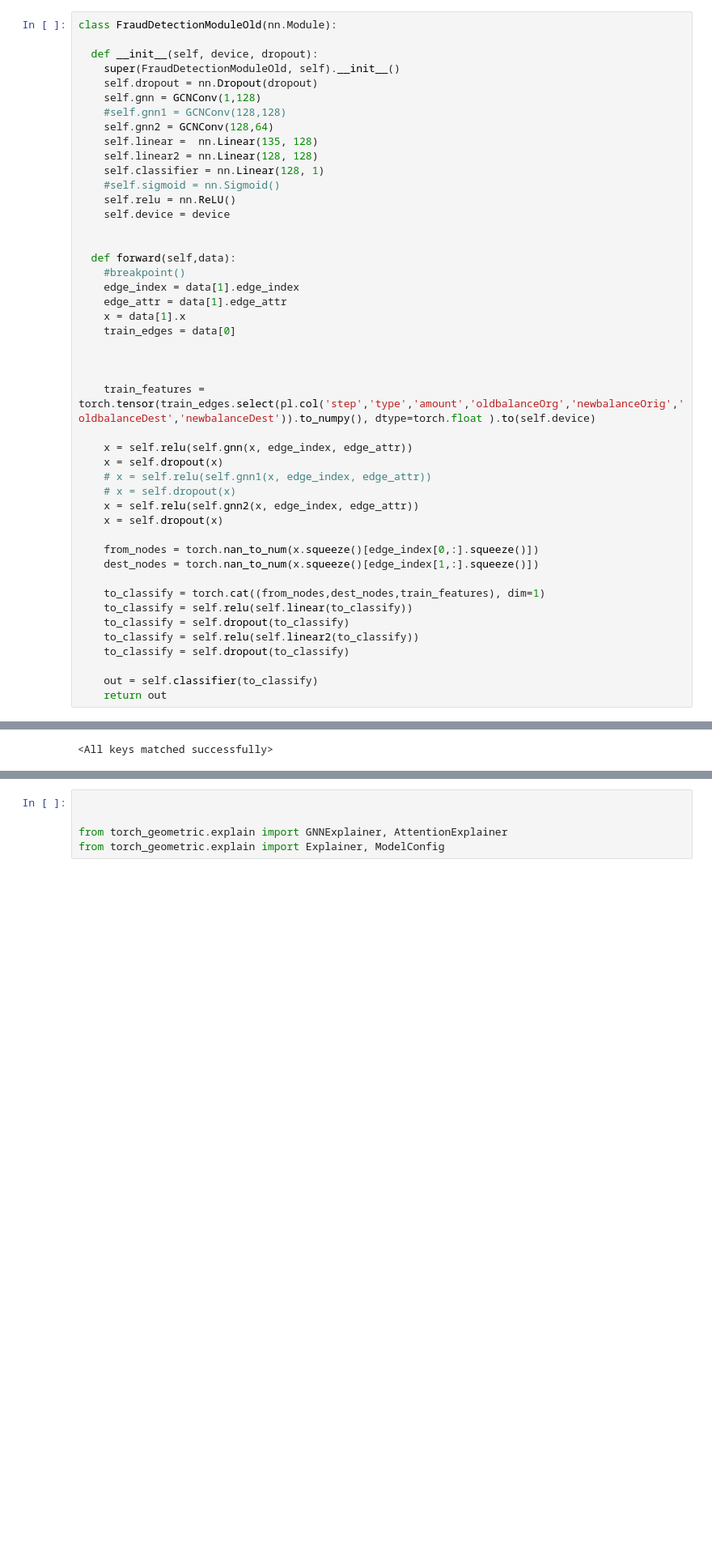
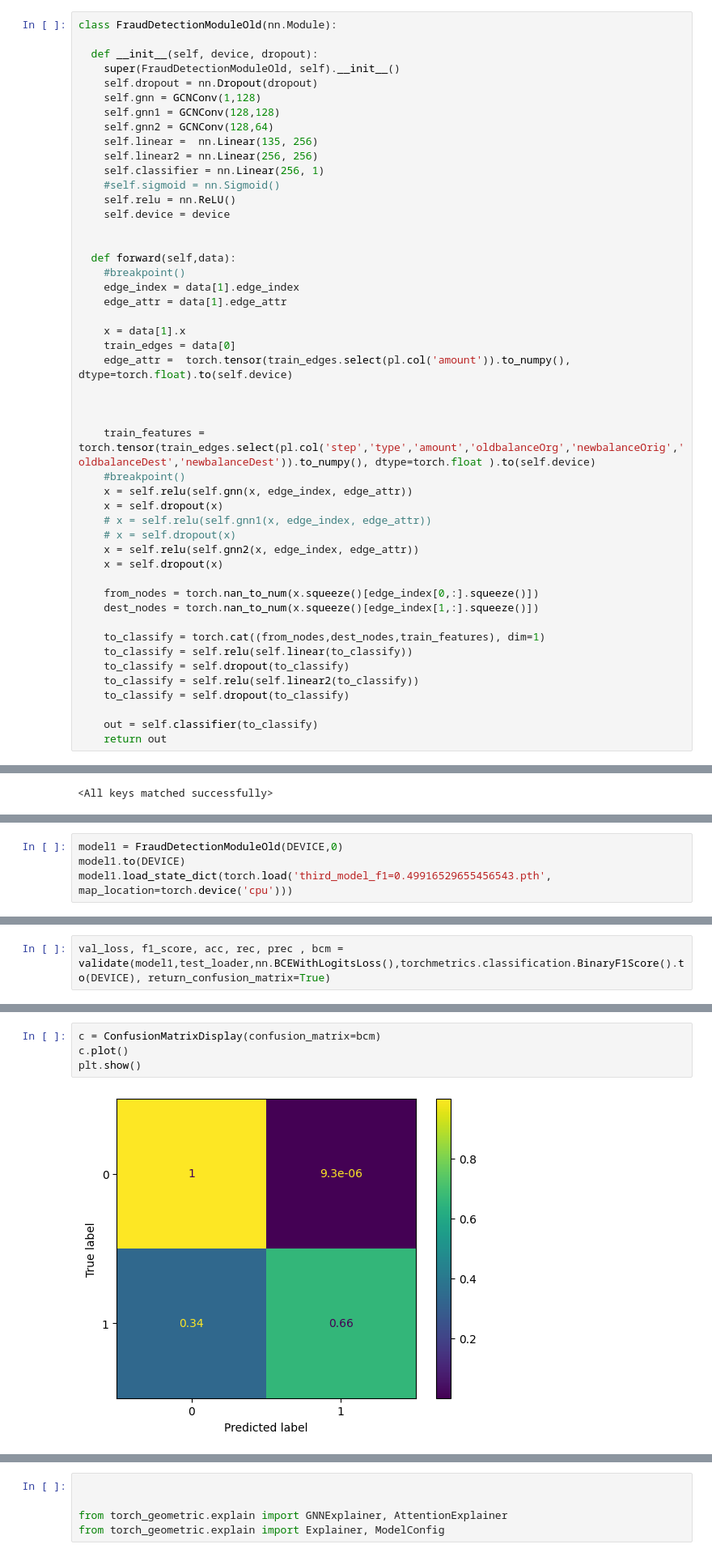
Before and after one commit to monteleone-1883922/hw4_datamining, a Jupyter notebook: DM_Homework_4__1883922_Alessandro_Monteleone/graph_based_fraud_detection_system.ipynb, the cells around one changed output, grey strips where cells are left out. Shown at 81% size. Saved outputs shown, nothing was run; the diff lists cells and outputs as text; blank space fills up the shorter version.

```diff
--- a/DM_Homework_4__1883922_Alessandro_Monteleone/graph_based_fraud_detection_system.ipynb
+++ b/DM_Homework_4__1883922_Alessandro_Monteleone/graph_based_fraud_detection_system.ipynb
@@ -767,11 +647,11 @@ class FraudDetectionModuleOld(nn.Module):
     super(FraudDetectionModuleOld, self).__init__()
     self.dropout = nn.Dropout(dropout)
     self.gnn = GCNConv(1,128)
-    #self.gnn1 = GCNConv(128,128)
+    self.gnn1 = GCNConv(128,128)
     self.gnn2 = GCNConv(128,64)
-    self.linear =  nn.Linear(135, 128)
-    self.linear2 = nn.Linear(128, 128)
-    self.classifier = nn.Linear(128, 1)
+    self.linear =  nn.Linear(135, 256)
+    self.linear2 = nn.Linear(256, 256)
+    self.classifier = nn.Linear(256, 1)
     #self.sigmoid = nn.Sigmoid()
     self.relu = nn.ReLU()
     self.device = device
@@ -781,13 +661,15 @@ class FraudDetectionModuleOld(nn.Module):
     #breakpoint()
     edge_index = data[1].edge_index
     edge_attr = data[1].edge_attr
+
     x = data[1].x
     train_edges = data[0]
+    edge_attr =  torch.tensor(train_edges.select(pl.col('amount')).to_numpy(), dtype=torch.float).to(self.device)
 
 
 
     train_features = torch.tensor(train_edges.select(pl.col('step','type','amount','oldbalanceOrg','newbalanceOrig','oldbalanceDest','newbalanceDest')).to_numpy(), dtype=torch.float ).to(self.device)
-
+    #breakpoint()
     x = self.relu(self.gnn(x, edge_index, edge_attr))
     x = self.dropout(x)
     # x = self.relu(self.gnn1(x, edge_index, edge_attr))
@@ -981,0 +826,4 @@ Requirement already satisfied: threadpoolctl>=2.0.0 in /usr/local/lib/python3.10
+# %%
+model1 = FraudDetectionModuleOld(DEVICE,0)
+model1.to(DEVICE)
+model1.load_state_dict(torch.load('third_model_f1=0.49916529655456543.pth', map_location=torch.device('cpu')))
@@ -981,0 +832,2 @@ Requirement already satisfied: threadpoolctl>=2.0.0 in /usr/local/lib/python3.10
+# %%
+val_loss, f1_score, acc, rec, prec , bcm = validate(model1,test_loader,nn.BCEWithLogitsLoss(),torchmetrics.classification.BinaryF1Score().to(DEVICE), return_confusion_matrix=True)
@@ -981,0 +849,6 @@ Requirement already satisfied: threadpoolctl>=2.0.0 in /usr/local/lib/python3.10
+# %%
+c = ConfusionMatrixDisplay(confusion_matrix=bcm)
+c.plot()
+plt.show()
+# %% [output]
+[figure, added]
```
Also changed, not shown: parts of 58 cells of this notebook.
